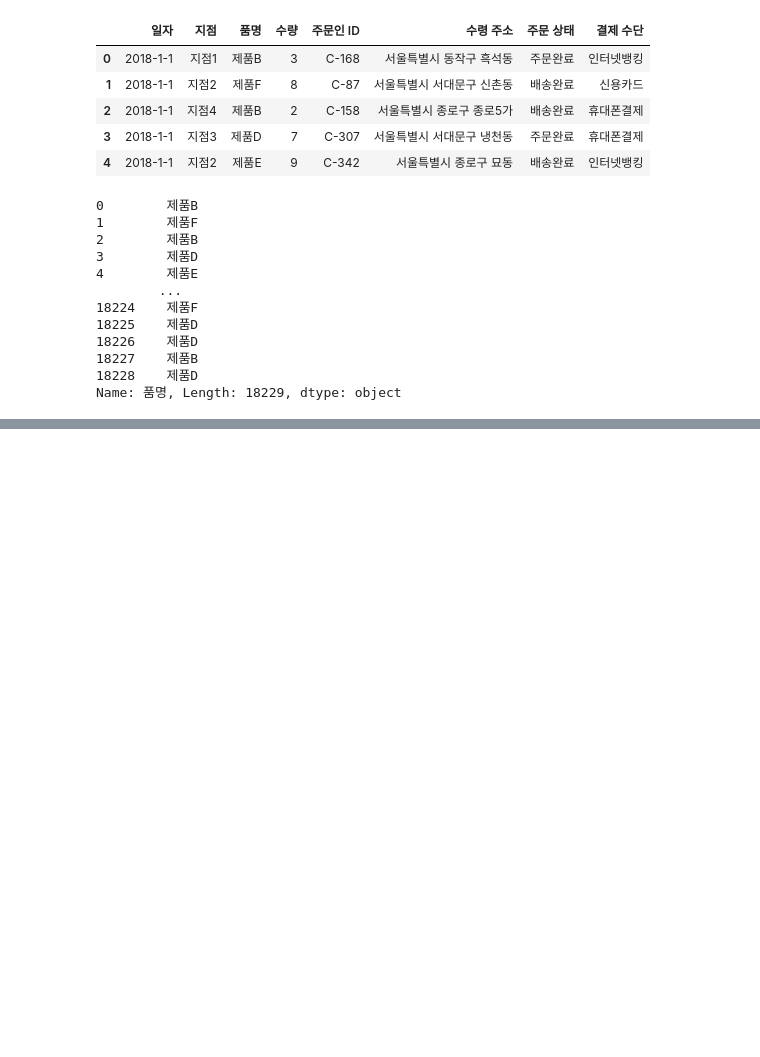
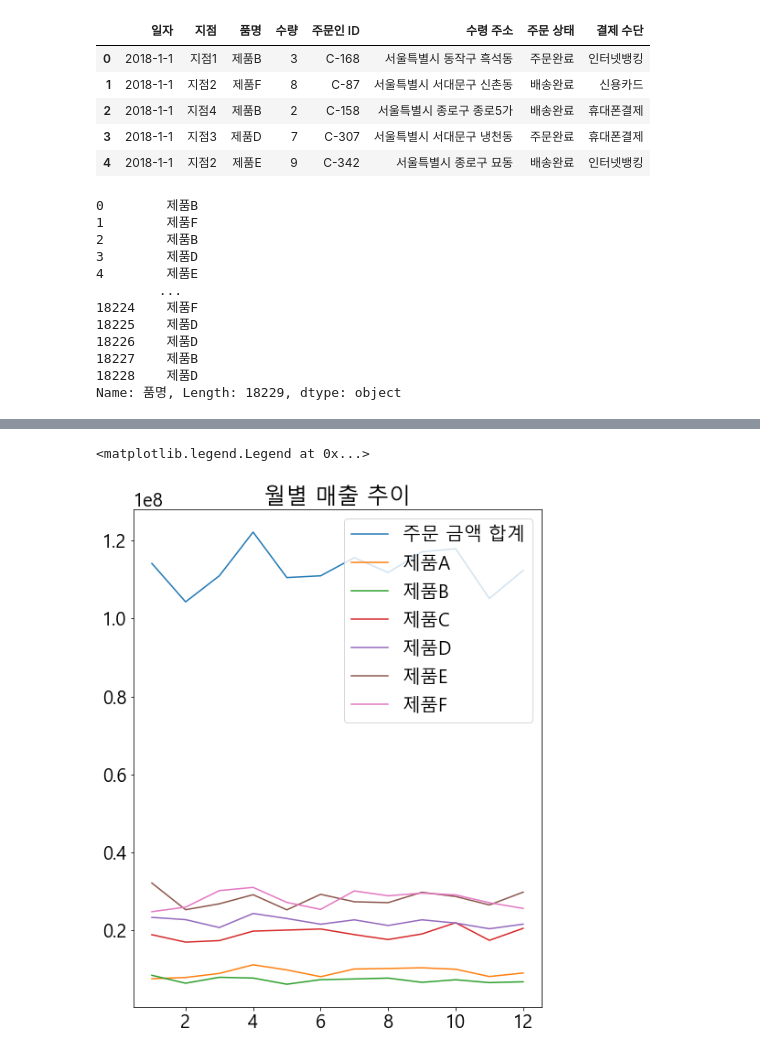
Before and after one commit to Huni0318/preprocessing, a Jupyter notebook: 07. 연습/practice1.ipynb, the cells around one changed output, grey strips where cells are left out. Drawn from its saved outputs; the diff is of its cells as text; code cells hidden in the pictures; blank space fills up the shorter version.

```diff
--- a/07. 연습/practice1.ipynb
+++ b/07. 연습/practice1.ipynb
@@ -789,3 +789,5 @@ merged_df['품명']
 Name: 품명, Length: 18229, dtype: object
 # %%
 merged_df['가격'] = merged_df['품명'].replace(price_dict)
+# %%
+merged_df['주문 금액'] = merged_df['수량']*merged_df['가격']*1.1
@@ -791,0 +803,3 @@ merged_df['가격'] = merged_df['품명'].replace(price_dict)
+# %%
+merged_df['월'] = merged_df['일자'].str.split('-', expand = True).iloc[:,1].astype(int)
+merged_df['월']
@@ -791,0 +819,9 @@ merged_df['가격'] = merged_df['품명'].replace(price_dict)
+# %%
+%matplotlib inline
+import matplotlib.pyplot as plt
+plt.rcParams["font.family"] = 'Malgun Gothic'
+plt.rcParams["font.size"] = 20
+plt.rcParams["figure.figsize"] = (8, 10)
+# %%
+grouped_df_by_month = merged_df.groupby(['월'], as_index = False)['주문 금액'].sum()
+grouped_df_by_month_and_product = merged_df.groupby(['월', '품명'], as_index = False)['주문 금액'].sum()
@@ -791,0 +860,13 @@ merged_df['가격'] = merged_df['품명'].replace(price_dict)
+# %%
+plt.title('월별 매출 추이')
+plt.plot(grouped_df_by_month['월'],grouped_df_by_month['주문 금액'],
+         label = "주문 금액 합계")
+for product in grouped_df_by_month_and_product['품명'].unique():
+    plt.plot(grouped_df_by_month_and_product['월'].unique(), # 월의 개수가 12 * 품목 개수라는 것에 주의
+             grouped_df_by_month_and_product.loc[grouped_df_by_month_and_product['품명'] == product]['주문 금액'], # 마스킹 검색
+             label = product)
+
+plt.legend(loc = 'upper right')
+# %% [output]
+<matplotlib.legend.Legend at 0x...>
+[figure, added]
```
Also changed, not shown: parts of 12 cells of this notebook.
